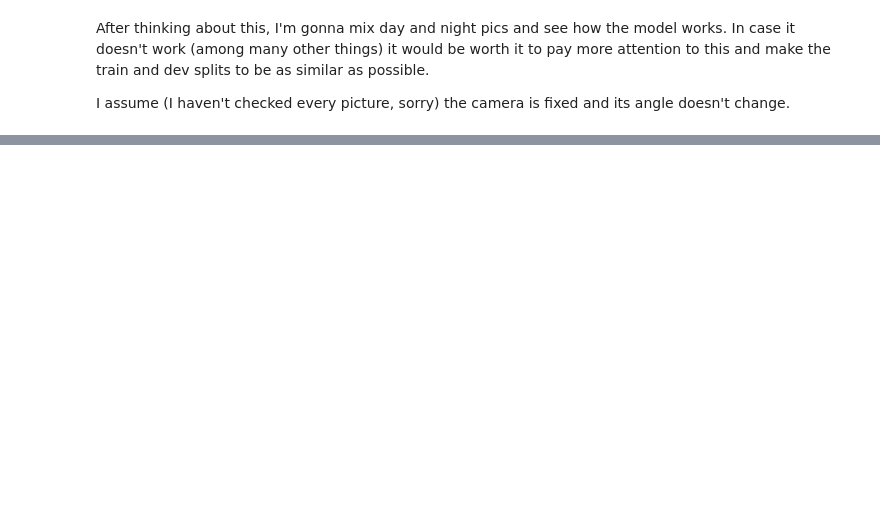
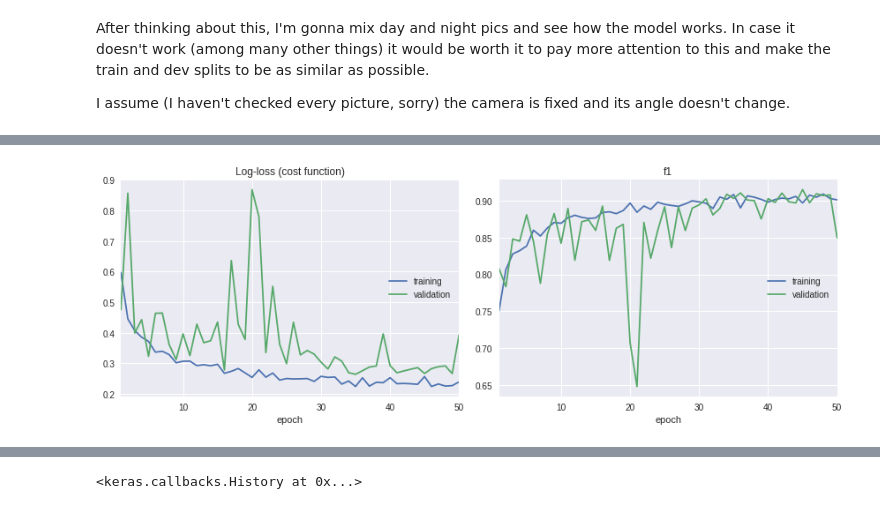
Before and after one commit to jvicentem/pepito-the-cat-in-or-out, a Jupyter notebook: pepito-in-or-out.ipynb, the cells around one changed output, grey strips where cells are left out. Cells and saved outputs as stored; diff of their text form; code cells hidden in the pictures; blank space fills up the shorter version.

```diff
--- a/pepito-in-or-out.ipynb
+++ b/pepito-in-or-out.ipynb
@@ -207,0 +821,31 @@ Epoch 1/1
+# %%
+# execute
+#  Using default Adam configuration: lr=0.001, beta_1=0.9, beta_2=0.999, decay=0.0
+from keras.optimizers import Adam
+# model.compile(optimizer=Adam(lr=0.001, beta_1=0.9, beta_2=0.999, epsilon=None, decay=0.0, amsgrad=False),
+#               loss='binary_crossentropy',
+#               metrics=[f1])
+
+# model.compile(optimizer=Adam(lr=0.0001, beta_1=0.9, beta_2=0.999, epsilon=None, decay=0.0, amsgrad=False),
+#               loss='binary_crossentropy',
+#               metrics=[f1])
+
+model.compile(optimizer=Adam(lr=0.001, beta_1=0.9, beta_2=0.999, epsilon=None, decay=1e-6, amsgrad=False),
+              loss='binary_crossentropy',
+              metrics=[f1])
+# %%
+# execute
+from keras.callbacks import Callback
+import datetime
+
+class LogCallback(Callback):
+    def on_train_begin(self, logs={}):
+        self.history = []
+
+    def on_epoch_end(self, epoch, logs=None):
+        epoch = epoch + 1
+        string_to_save = 'Epoch: %s - Train loss: %f  -  Train F1: %f  - Validation loss: %f  -  Validation F1: %f - %s' % (epoch, logs['loss'], logs['f1'], logs['val_loss'], logs['val_f1'], datetime.datetime.now().strftime("%Y-%m-%d %H:%M:%S"))
+        self.history.append(string_to_save)
+
+        for h in self.history:
+          print(h)
@@ -207,0 +861,16 @@ Epoch 1/1
+# %%
+# First 50 epochs
+from livelossplot import PlotLossesKeras
+import numpy as np
+#                batch_size specified at train_generator
+(model.fit_generator(train_generator, steps_per_epoch = np.floor(len(train_x) / BATCH_SIZE),
+                     epochs = 50,
+#                      workers = 4,
+                     verbose = 2,
+                     max_queue_size = 2,
+                     use_multiprocessing = True,
+                     validation_data=dev_generator,
+                     callbacks=[PlotLossesKeras(), LogCallback()]
+                    ))
+# %% [output]
+[figure, added]
@@ -207,0 +894 @@ Epoch 1/1
+<keras.callbacks.History at 0x...>
```
Also changed, not shown: parts of 188 cells of this notebook, 21 other files.
